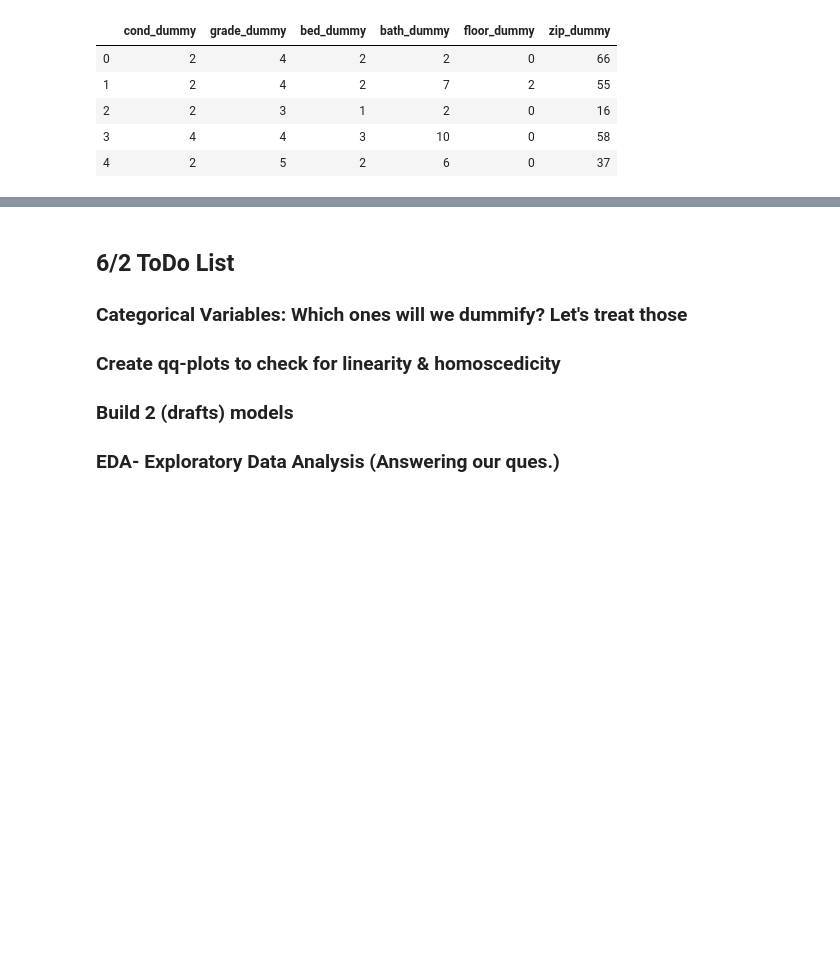
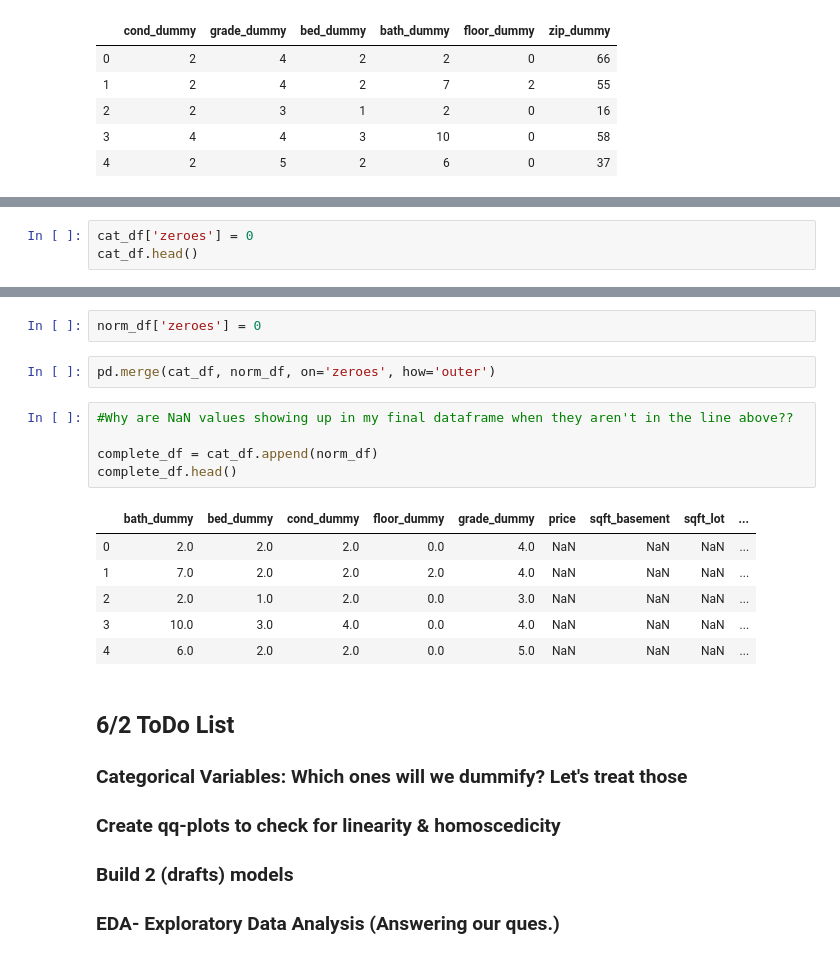
Before and after one commit to EricaSG/dsc-mod-2-project-v2-1-onl01-dtsc-ft-041320, a Jupyter notebook: student.ipynb, the cells around one changed output, grey strips where cells are left out. Cells and saved outputs as stored; diff of their text form; blank space fills up the shorter version.

```diff
--- a/student.ipynb
+++ b/student.ipynb
@@ -519,0 +508,3 @@ complete_df.head()
+# %%
+cat_df['zeroes'] = 0
+cat_df.head()
@@ -520,3 +518,19 @@ complete_df.head()
+# %%
+norm_df['zeroes'] = 0
+# %%
+pd.merge(cat_df, norm_df, on='zeroes', how='outer')
+# %%
+#Why are NaN values showing up in my final dataframe when they aren't in the line above??
+
+complete_df = cat_df.append(norm_df)
+complete_df.head()
+# %% [output]
+|  | bath_dummy | bed_dummy | cond_dummy | floor_dummy | grade_dummy | price | sqft_basement | sqft_lot | ... |
+| 0 | 2.0 | 2.0 | 2.0 | 0.0 | 4.0 | NaN | NaN | NaN | ... |
+| 1 | 7.0 | 2.0 | 2.0 | 2.0 | 4.0 | NaN | NaN | NaN | ... |
+| 2 | 2.0 | 1.0 | 2.0 | 0.0 | 3.0 | NaN | NaN | NaN | ... |
+| 3 | 10.0 | 3.0 | 4.0 | 0.0 | 4.0 | NaN | NaN | NaN | ... |
+| 4 | 6.0 | 2.0 | 2.0 | 0.0 | 5.0 | NaN | NaN | NaN | ... |
 # %% [markdown]
 ## 6/2 ToDo List
 
```
Also changed, not shown: parts of 3 cells of this notebook.
